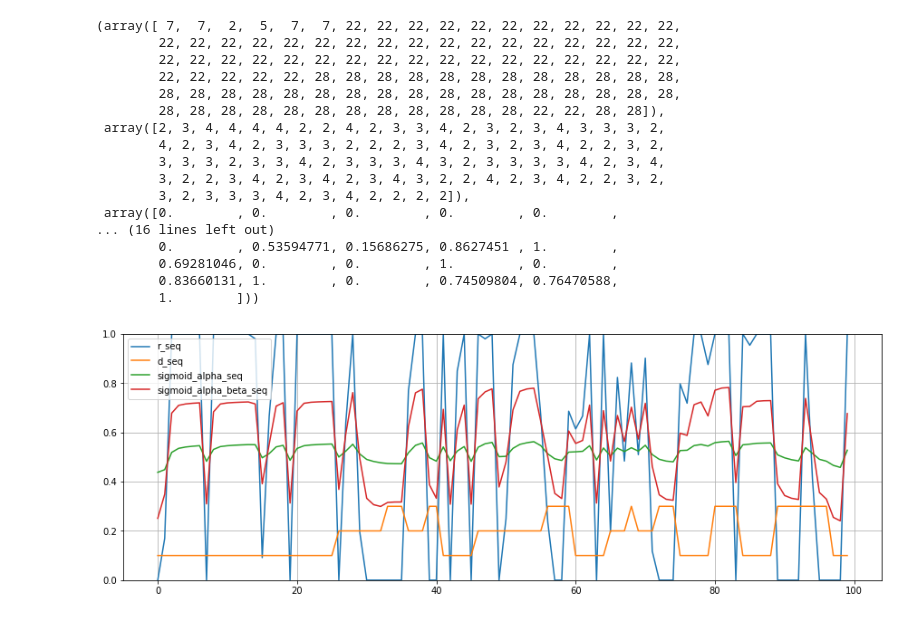
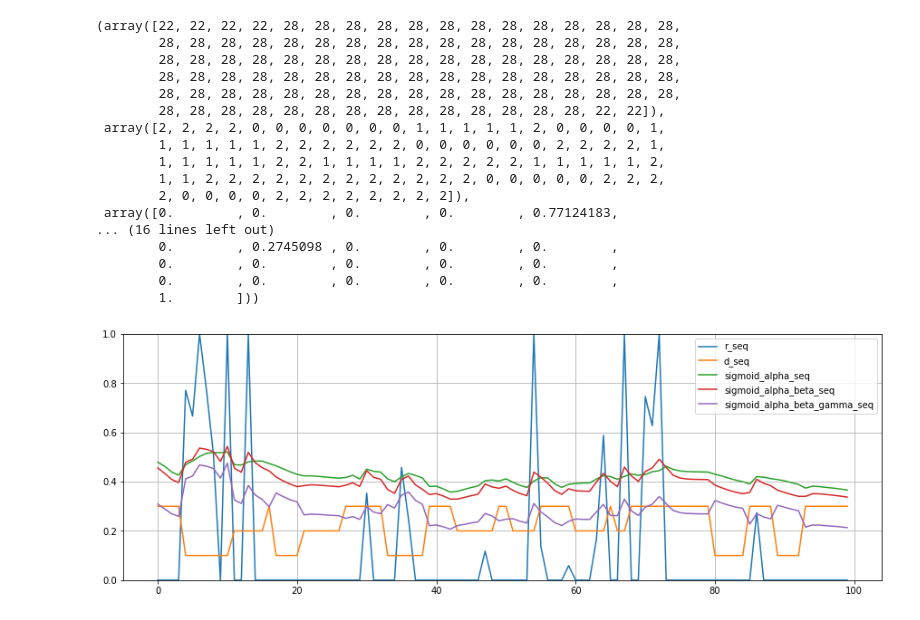
Before and after one commit to Wonriedu/ai-user-modeling, a Jupyter notebook: result_analysis.ipynb, the cells around one changed output. Saved outputs shown, nothing was run; the diff lists cells and outputs as text; code cells hidden in the pictures.

```diff
--- a/result_analysis.ipynb
+++ b/result_analysis.ipynb
@@ -81,23 +82,23 @@ UserModel(
   )
 )
 # %%
-test_dataset[8]
+test_dataset[13]
 # %% [output]
-(array([ 7,  7,  2,  5,  7,  7, 22, 22, 22, 22, 22, 22, 22, 22, 22, 22, 22,
-        22, 22, 22, 22, 22, 22, 22, 22, 22, 22, 22, 22, 22, 22, 22, 22, 22,
-        22, 22, 22, 22, 22, 22, 22, 22, 22, 22, 22, 22, 22, 22, 22, 22, 22,
-        22, 22, 22, 22, 22, 28, 28, 28, 28, 28, 28, 28, 28, 28, 28, 28, 28,
+(array([22, 22, 22, 22, 28, 28, 28, 28, 28, 28, 28, 28, 28, 28, 28, 28, 28,
         28, 28, 28, 28, 28, 28, 28, 28, 28, 28, 28, 28, 28, 28, 28, 28, 28,
-        28, 28, 28, 28, 28, 28, 28, 28, 28, 28, 28, 28, 22, 22, 28, 28]),
- array([2, 3, 4, 4, 4, 4, 2, 2, 4, 2, 3, 3, 4, 2, 3, 2, 3, 4, 3, 3, 3, 2,
-        4, 2, 3, 4, 2, 3, 3, 3, 2, 2, 2, 3, 4, 2, 3, 2, 3, 4, 2, 2, 3, 2,
-        3, 3, 3, 2, 3, 3, 4, 2, 3, 3, 3, 4, 3, 2, 3, 3, 3, 3, 4, 2, 3, 4,
-        3, 2, 2, 3, 4, 2, 3, 4, 2, 3, 4, 3, 2, 2, 4, 2, 3, 4, 2, 2, 3, 2,
-        3, 2, 3, 3, 3, 4, 2, 3, 4, 2, 2, 2, 2]),
- array([0.        , 0.        , 0.        , 0.        , 0.        ,
+        28, 28, 28, 28, 28, 28, 28, 28, 28, 28, 28, 28, 28, 28, 28, 28, 28,
+        28, 28, 28, 28, 28, 28, 28, 28, 28, 28, 28, 28, 28, 28, 28, 28, 28,
+        28, 28, 28, 28, 28, 28, 28, 28, 28, 28, 28, 28, 28, 28, 28, 28, 28,
+        28, 28, 28, 28, 28, 28, 28, 28, 28, 28, 28, 28, 28, 28, 22, 22]),
+ array([2, 2, 2, 2, 0, 0, 0, 0, 0, 0, 0, 1, 1, 1, 1, 1, 2, 0, 0, 0, 0, 1,
+        1, 1, 1, 1, 1, 2, 2, 2, 2, 2, 2, 0, 0, 0, 0, 0, 0, 2, 2, 2, 2, 1,
+        1, 1, 1, 1, 1, 2, 2, 1, 1, 1, 1, 2, 2, 2, 2, 2, 1, 1, 1, 1, 1, 2,
+        1, 1, 2, 2, 2, 2, 2, 2, 2, 2, 2, 2, 2, 2, 0, 0, 0, 0, 0, 2, 2, 2,
+        2, 0, 0, 0, 0, 2, 2, 2, 2, 2, 2, 2, 2]),
+ array([0.        , 0.        , 0.        , 0.        , 0.77124183,
 ... (16 lines left out)
-        0.        , 0.53594771, 0.15686275, 0.8627451 , 1.        ,
-        0.69281046, 0.        , 0.        , 1.        , 0.        ,
-        0.83660131, 1.        , 0.        , 0.74509804, 0.76470588,
+        0.        , 0.2745098 , 0.        , 0.        , 0.        ,
+        0.        , 0.        , 0.        , 0.        , 0.        ,
+        0.        , 0.        , 0.        , 0.        , 0.        ,
         1.        ]))
 # %%
@@ -128,15 +168,16 @@ C_seq = C_seq.squeeze().detach().cpu().numpy()
 # %%
 plt.figure(figsize=[15, 5], facecolor="white")
 plt.plot(r_seq[0], label="r_seq")
 plt.plot((d_seq[0] + 1) / 10, label="d_seq")
 plt.plot(sigmoid_alpha_seq, label="sigmoid_alpha_seq")
 plt.plot(sigmoid_alpha_beta_seq, label="sigmoid_alpha_beta_seq")
+plt.plot(sigmoid_alpha_beta_gamma_seq, label="sigmoid_alpha_beta_gamma_seq")
 plt.grid()
 plt.ylim(0, 1)
 plt.legend()
 plt.show()
 # %% [output]
-[figure, old version]
+[figure, new version]
 # %%
 plt.figure(figsize=[20, 7], facecolor="white")
 temp = np.concatenate([CQ_seq.T, r_seq], axis=0)
```
Also changed, not shown: parts of 5 cells of this notebook, 8 other files.
